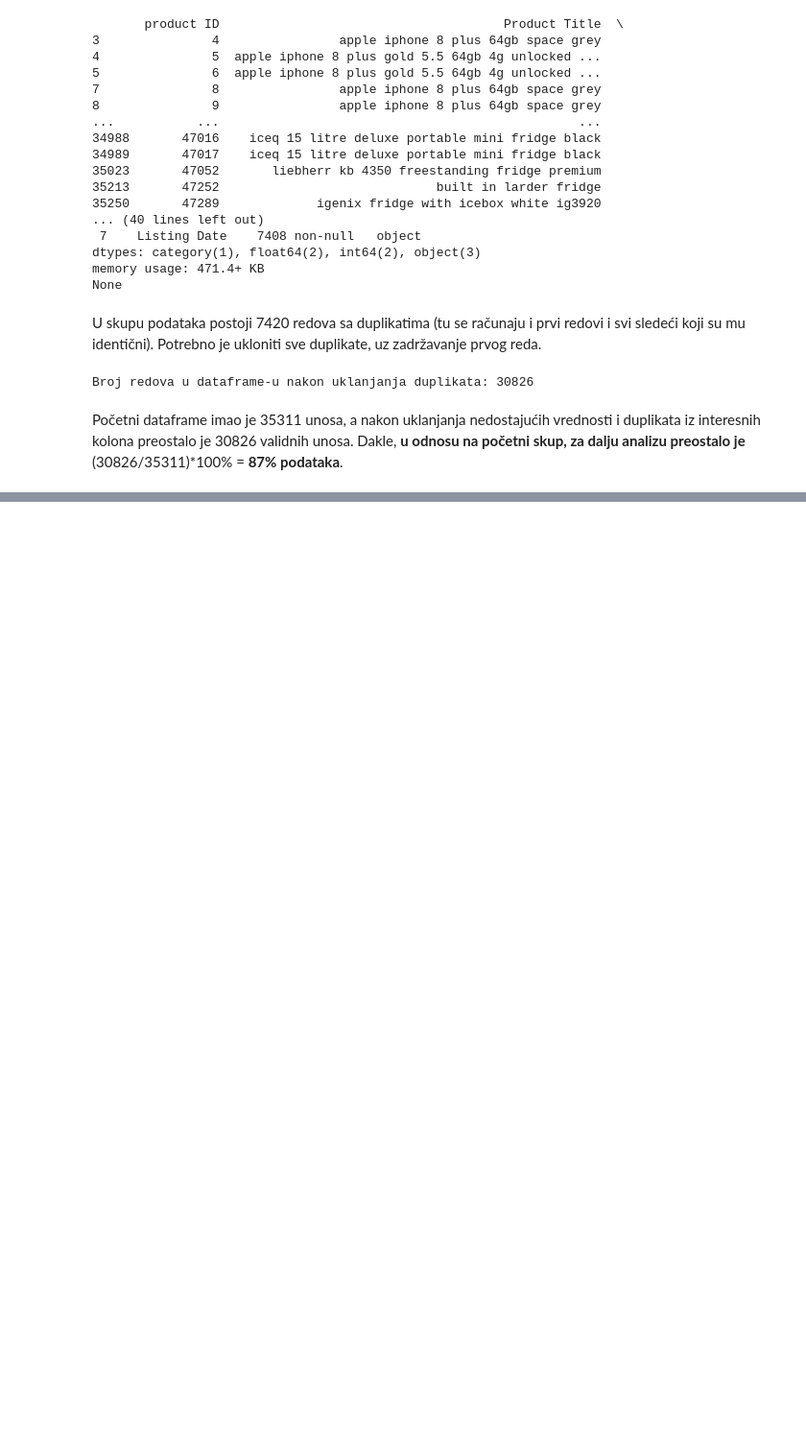
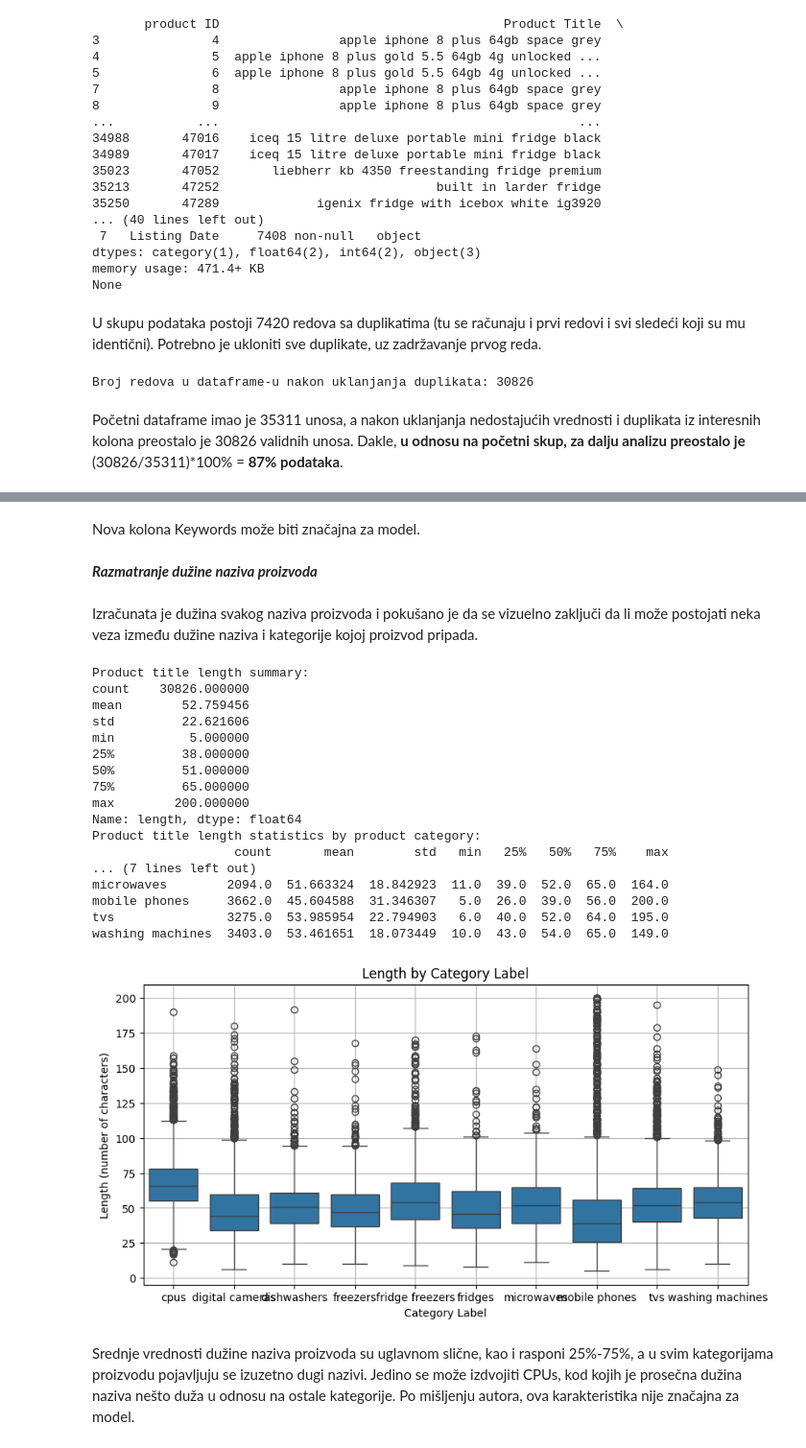
Before and after one commit to beexy86-rgb/predikcija_kategorije_proizvoda, a Jupyter notebook: notebooks/Task3_Predikcija_kategorije_proizvoda.ipynb, the cells around one changed output, grey strips where cells are left out. Shown at 96% size. Saved outputs shown, nothing was run; the diff lists cells and outputs as text; code cells hidden in the pictures; blank space fills up the shorter version.

Commit message:
Komitovanje nakon izrade inženjering karakteristika

```diff
--- a/notebooks/Task3_Predikcija_kategorije_proizvoda.ipynb
+++ b/notebooks/Task3_Predikcija_kategorije_proizvoda.ipynb
@@ -261,0 +294,3 @@ Početni dataframe imao je 35311 unosa, a nakon uklanjanja nedostajućih vrednos
+# %%
+df_filtered = df_cleaned.drop(columns=['product ID', 'Merchant ID', 'Product Code', 'Number_of_Views', 'Merchant Rating', 'Listing Date'])
+df_filtered.head()
@@ -261,0 +376,46 @@ Početni dataframe imao je 35311 unosa, a nakon uklanjanja nedostajućih vrednos
+# %% [markdown]
+Nova kolona Keywords može biti značajna za model.
+# %% [markdown]
+***Razmatranje dužine naziva proizvoda***
+# %% [markdown]
+Izračunata je dužina svakog naziva proizvoda i pokušano je da se vizuelno zaključi da li može postojati neka veza između dužine naziva i kategorije kojoj proizvod pripada.
+# %%
+#Izračunavanje dužine naziva proizvoda
+df_filtered['length'] = df_filtered['Product Title'].astype(str).str.len()
+# Deskriptivna statistika
+print("Product title length summary:")
+print(df_filtered['length'].describe())
+
+# Grupisanje po kategoriji proizvoda
+print("Product title length statistics by product category:")
+print(df_filtered.groupby('Category Label', observed=False)['length'].describe())
+
+# Vizualizacije raspodele dužine naziva proizvoda po kategoriji proizvoda
+plt.figure(figsize=(10, 5))
+sns.boxplot(data=df_filtered, x='Category Label', y='length')
+plt.title("Length by Category Label")
+plt.xlabel("Category Label")
+plt.ylabel("Length (number of characters)")
+plt.grid(True)
+plt.show()
+# %% [output]
+Product title length summary:
+count    30826.000000
+mean        52.759456
+std         22.621606
+min          5.000000
+25%         38.000000
+50%         51.000000
+75%         65.000000
+max        200.000000
+Name: length, dtype: float64
+Product title length statistics by product category:
+                   count       mean        std   min   25%   50%   75%    max
+... (7 lines left out)
+microwaves        2094.0  51.663324  18.842923  11.0  39.0  52.0  65.0  164.0
+mobile phones     3662.0  45.604588  31.346307   5.0  26.0  39.0  56.0  200.0
+tvs               3275.0  53.985954  22.794903   6.0  40.0  52.0  64.0  195.0
+washing machines  3403.0  53.461651  18.073449  10.0  43.0  54.0  65.0  149.0
+[figure, added]
+# %% [markdown]
+Srednje vrednosti dužine naziva proizvoda su uglavnom slične, kao i rasponi 25%-75%, a u svim kategorijama proizvodu pojavljuju se izuzetno dugi nazivi. Jedino se može izdvojiti CPUs, kod kojih je prosečna dužina naziva nešto duža u odnosu na ostale kategorije. Po mišljenju autora, ova karakteristika nije značajna za model.
```
Also changed, not shown: parts of 15 cells of this notebook.
